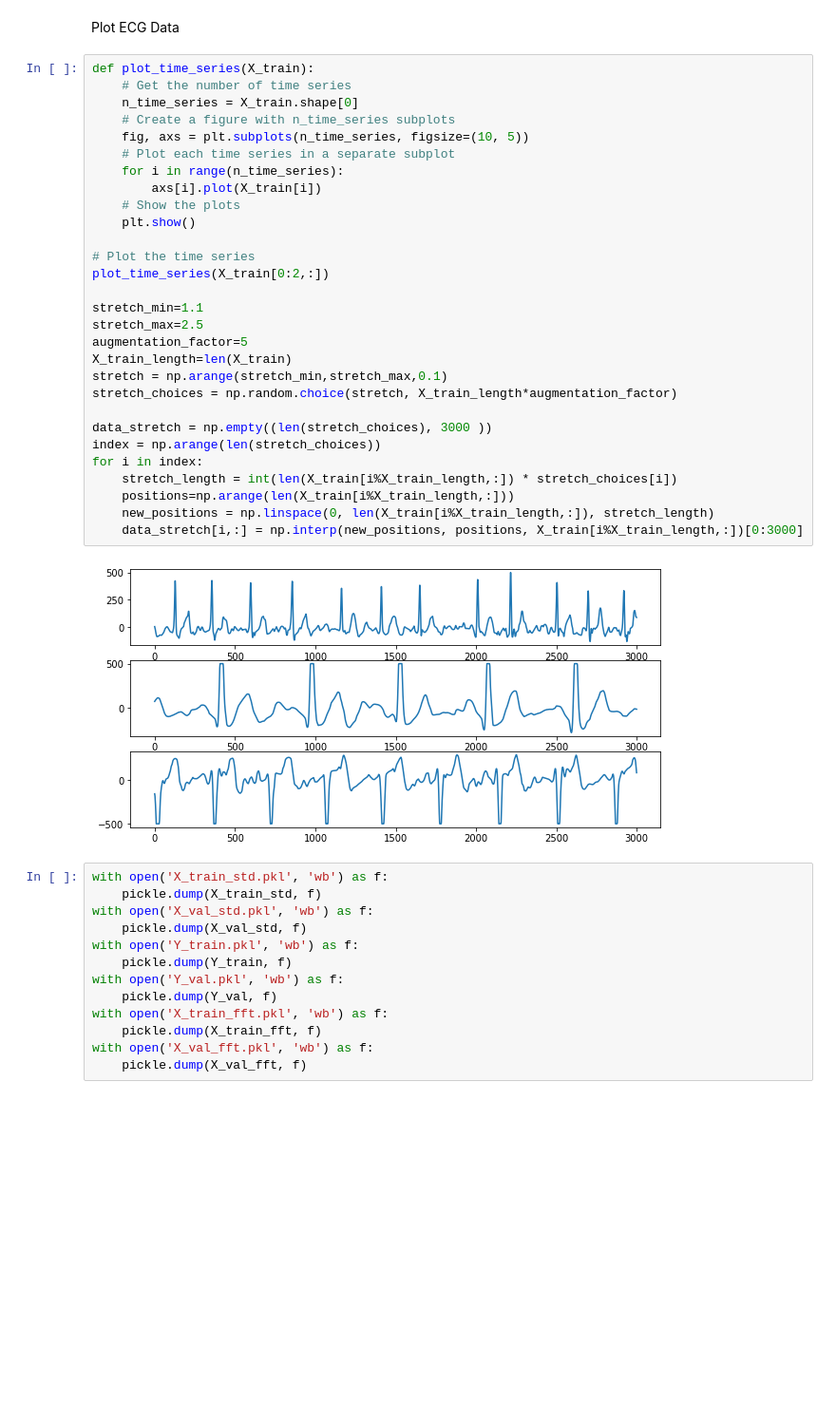
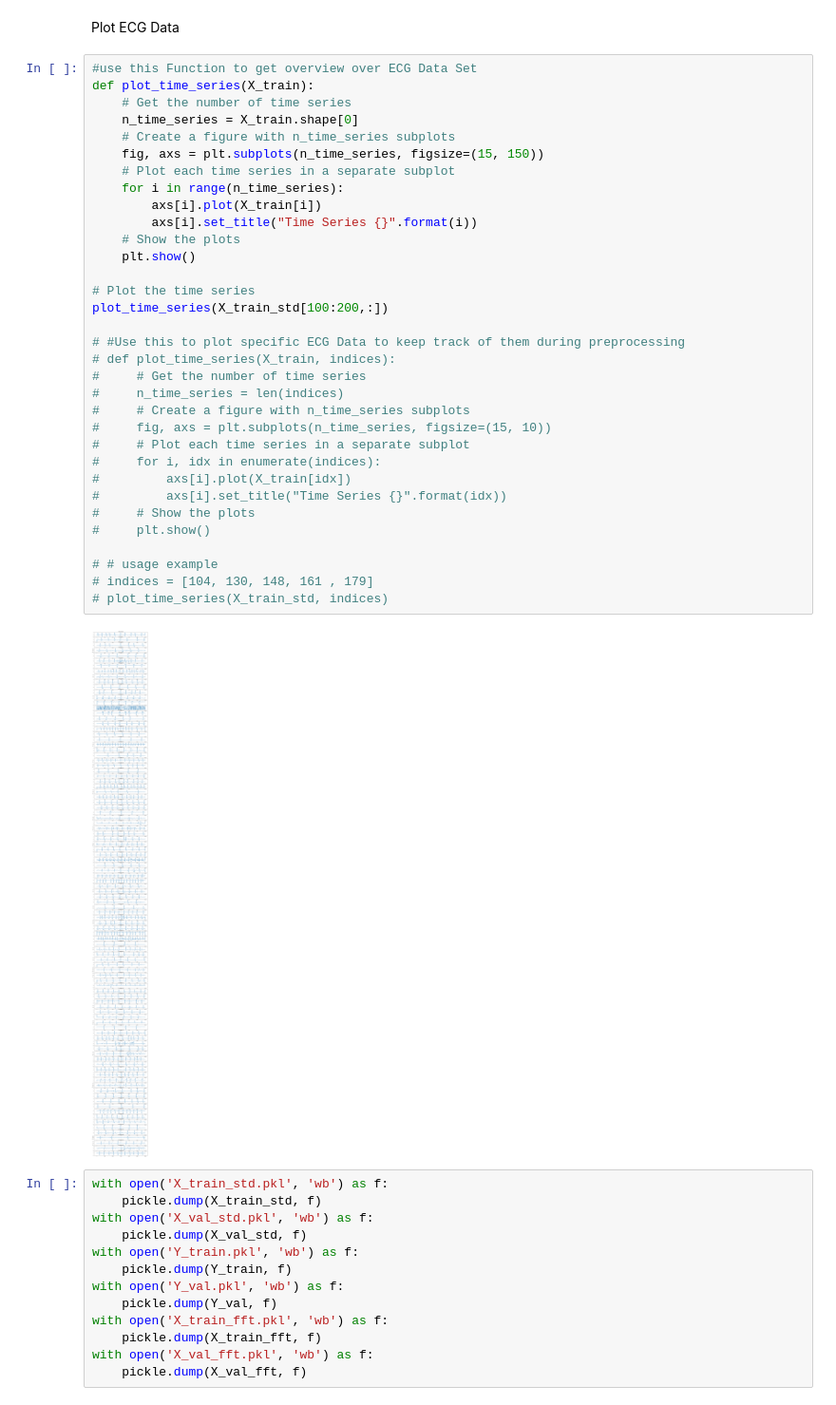
Before and after one commit to Marvin0212/AI-in-Medicine_Tsia, a Jupyter notebook: predict_pretrained.ipynb, the cells around one changed output. Shown at 95% size. Drawn from its saved outputs; the diff is of its cells as text; blank space fills up the shorter version.

```diff
--- a/predict_pretrained.ipynb
+++ b/predict_pretrained.ipynb
@@ -353,37 +397,41 @@ Validation Data:
     Positive: 3703 (50.00% of total)
 # %% [markdown]
 Plot ECG Data
-# %%
-def plot_time_series(X_train):
-    # Get the number of time series
-    n_time_series = X_train.shape[0]
-    # Create a figure with n_time_series subplots
-    fig, axs = plt.subplots(n_time_series, figsize=(10, 5))
-    # Plot each time series in a separate subplot
-    for i in range(n_time_series):
-        axs[i].plot(X_train[i])
-    # Show the plots
-    plt.show()
-
-# Plot the time series
-plot_time_series(X_train[0:2,:])
-
-stretch_min=1.1
-stretch_max=2.5
-augmentation_factor=5
-X_train_length=len(X_train)
-stretch = np.arange(stretch_min,stretch_max,0.1)
-stretch_choices = np.random.choice(stretch, X_train_length*augmentation_factor)
-
-data_stretch = np.empty((len(stretch_choices), 3000 ))
-index = np.arange(len(stretch_choices))
-for i in index:
-    stretch_length = int(len(X_train[i%X_train_length,:]) * stretch_choices[i])
-    positions=np.arange(len(X_train[i%X_train_length,:]))
-    new_positions = np.linspace(0, len(X_train[i%X_train_length,:]), stretch_length)
-    data_stretch[i,:] = np.interp(new_positions, positions, X_train[i%X_train_length,:])[0:3000]
-# %% [output]
-[figure, removed]
+# %%
+#use this Function to get overview over ECG Data Set
+def plot_time_series(X_train):
+    # Get the number of time series
+    n_time_series = X_train.shape[0]
+    # Create a figure with n_time_series subplots
+    fig, axs = plt.subplots(n_time_series, figsize=(15, 150))
+    # Plot each time series in a separate subplot
+    for i in range(n_time_series):
+        axs[i].plot(X_train[i])
+        axs[i].set_title("Time Series {}".format(i))
+    # Show the plots
+    plt.show()
+
+# Plot the time series
+plot_time_series(X_train_std[100:200,:])
+
+# #Use this to plot specific ECG Data to keep track of them during preprocessing
+# def plot_time_series(X_train, indices):
+#     # Get the number of time series
+#     n_time_series = len(indices)
+#     # Create a figure with n_time_series subplots
+#     fig, axs = plt.subplots(n_time_series, figsize=(15, 10))
+#     # Plot each time series in a separate subplot
+#     for i, idx in enumerate(indices):
+#         axs[i].plot(X_train[idx])
+#         axs[i].set_title("Time Series {}".format(idx))
+#     # Show the plots
+#     plt.show()
+
+# # usage example
+# indices = [104, 130, 148, 161 , 179]
+# plot_time_series(X_train_std, indices)
+# %% [output]
+[figure, added]
 # %%
 with open('X_train_std.pkl', 'wb') as f:
     pickle.dump(X_train_std, f)
```
Also changed, not shown: parts of 18 cells of this notebook.
